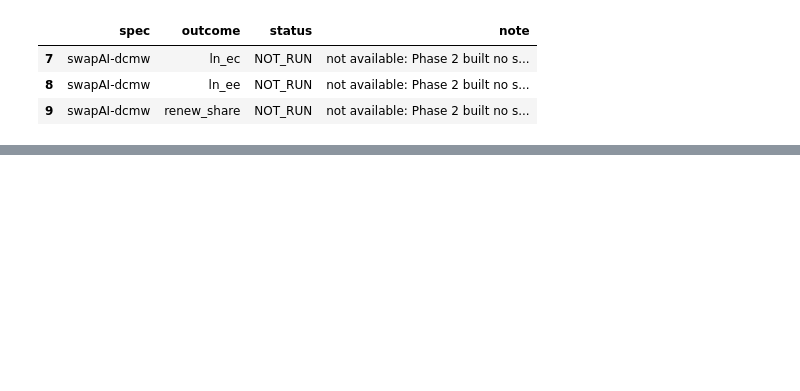
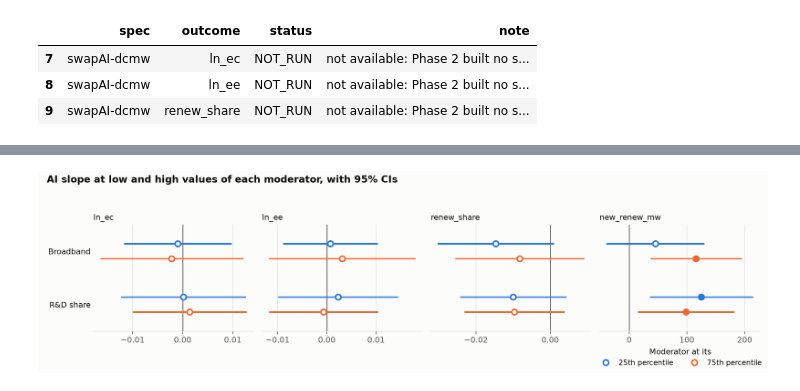
Before and after one commit to SHLEW06/econ499r-ai-renewables, a Jupyter notebook: notebooks/04e_robustness_stretch.ipynb, the cells around one changed output, grey strips where cells are left out. Saved outputs shown, nothing was run; the diff lists cells and outputs as text; code cells hidden in the pictures; blank space fills up the shorter version.

```diff
--- a/notebooks/04e_robustness_stretch.ipynb
+++ b/notebooks/04e_robustness_stretch.ipynb
@@ -371,0 +378,3 @@ display(d[d.status != 'ok'][['spec', 'outcome', 'status', 'note']])
+# %%
+S = f'../results/{DATE}/stretch/'
+display(pd.read_csv(S + 'iv_first_stage.csv')); display(pd.read_csv(S + 'iv_table.csv'))
@@ -371,0 +394,4 @@ display(d[d.status != 'ok'][['spec', 'outcome', 'status', 'note']])
+# %%
+display(pd.read_csv(S + 'moderation_table.csv'))
+display(Image(f'../results/{DATE}/figures/04e_stretch_moderation.png', width=950))
+# %% [output]
@@ -371,0 +407 @@ display(d[d.status != 'ok'][['spec', 'outcome', 'status', 'note']])
+[figure, added]
```
Also changed, not shown: parts of 5 cells of this notebook, 18 other files.
